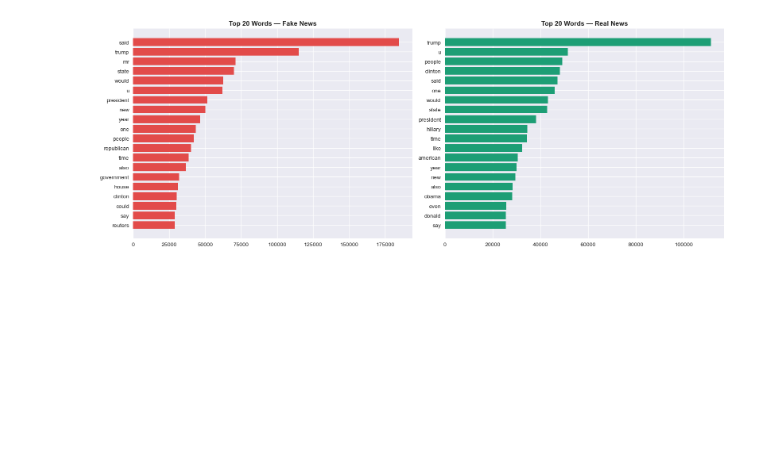
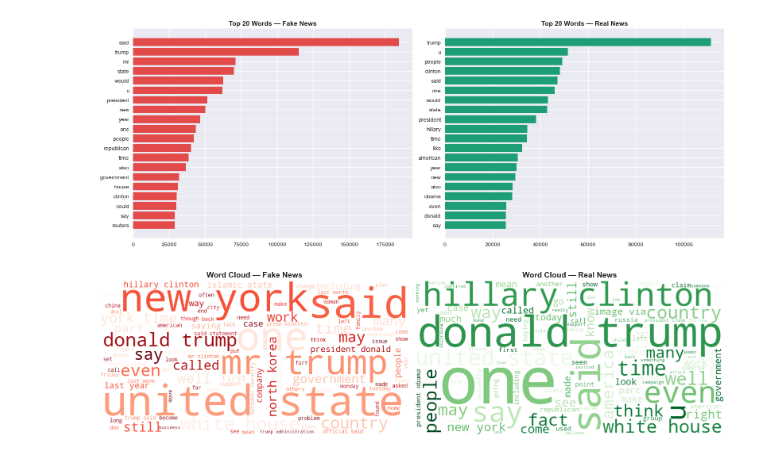
Before and after one commit to pulindu117/NLP_Group_04, a Jupyter notebook: notebooks/02_eda_matheesha_desaman.ipynb, the cells around one changed output. Drawn from its saved outputs; the diff is of its cells as text; code cells hidden in the pictures; blank space fills up the shorter version.

Commit message:
Add word cloud visualizations

```diff
--- a/notebooks/02_eda_matheesha_desaman.ipynb
+++ b/notebooks/02_eda_matheesha_desaman.ipynb
@@ -109,3 +109,24 @@ plt.savefig('../screenshots/03_word_frequency.png', dpi=150, bbox_inches='tight'
 plt.show()
 # %% [output]
 [figure]
+# %%
+fake_text = ' '.join(df[df['label'] == 0]['final_text'].dropna())
+real_text  = ' '.join(df[df['label'] == 1]['final_text'].dropna())
+
+fig, axes = plt.subplots(1, 2, figsize=(16, 7))
+
+wc_fake = WordCloud(width=800, height=400, background_color='white', colormap='Reds', max_words=100).generate(fake_text)
+axes[0].imshow(wc_fake, interpolation='bilinear')
+axes[0].axis('off')
+axes[0].set_title('Word Cloud — Fake News', fontsize=14, fontweight='bold')
+
+wc_real = WordCloud(width=800, height=400, background_color='white', colormap='Greens', max_words=100).generate(real_text)
+axes[1].imshow(wc_real, interpolation='bilinear')
+axes[1].axis('off')
+axes[1].set_title('Word Cloud — Real News', fontsize=14, fontweight='bold')
+
+plt.tight_layout()
+plt.savefig('../screenshots/04_wordclouds.png', dpi=150, bbox_inches='tight')
+plt.show()
+# %% [output]
+[figure, added]
```
